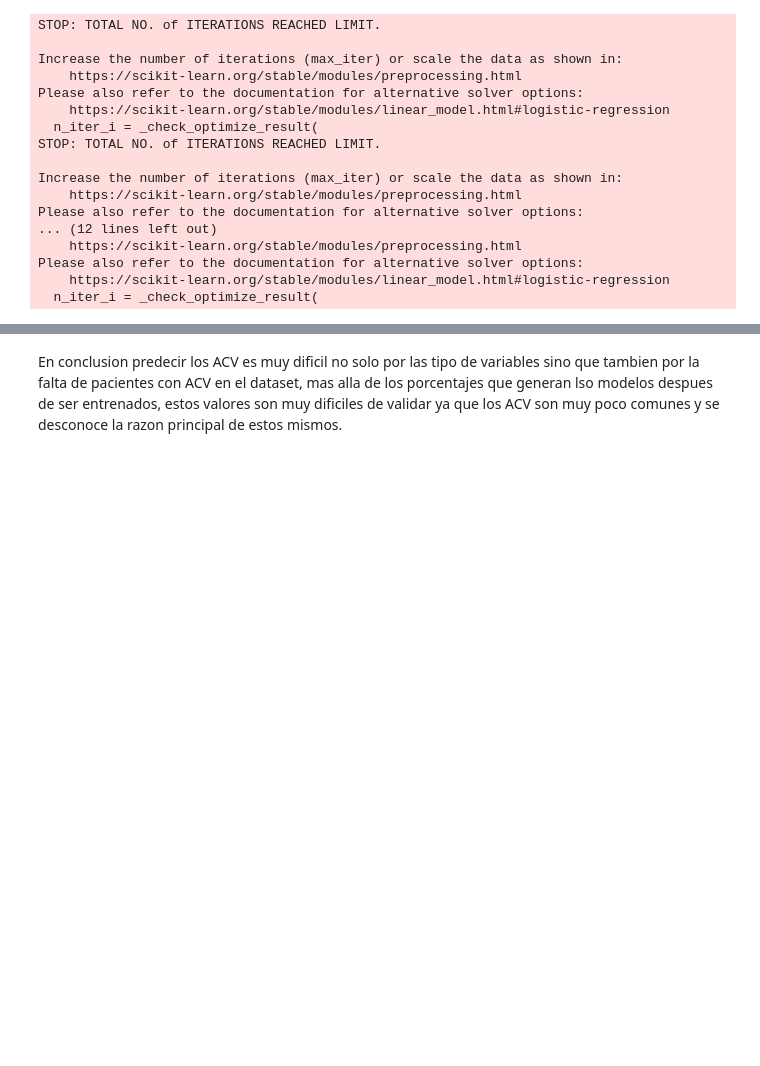
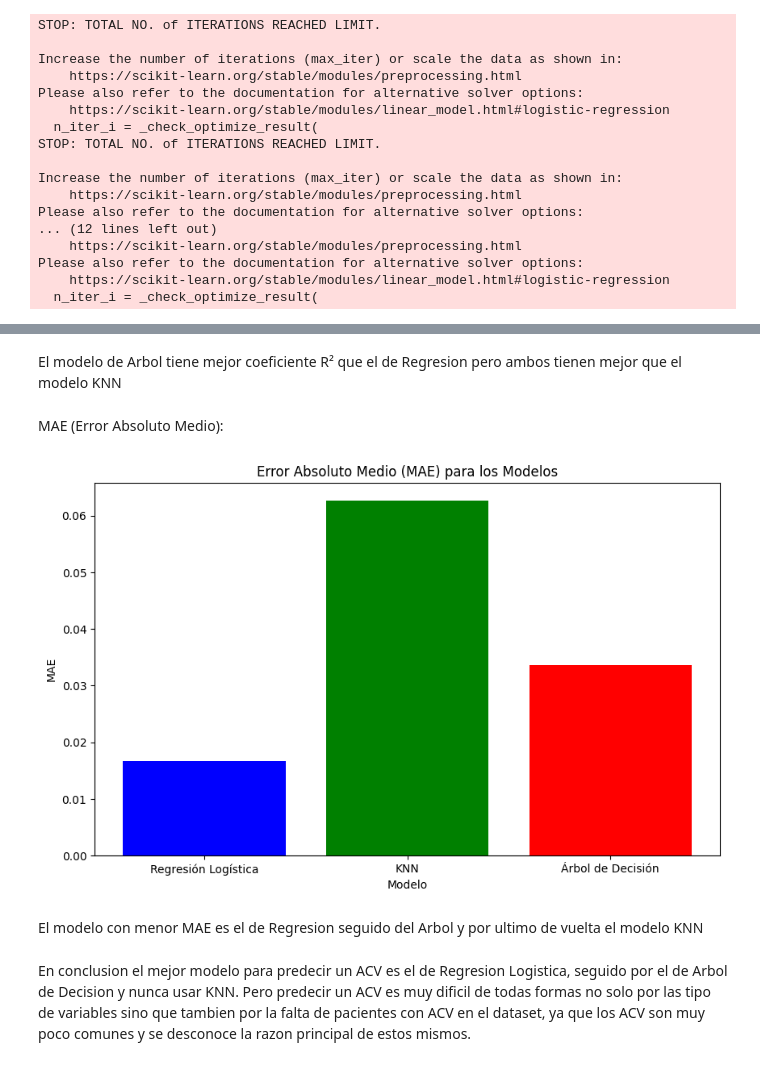
Before and after one commit to Lucassanc/Proyecto-Final-Data-Science, a Jupyter notebook: MODELO.ipynb, the cells around one changed output, grey strips where cells are left out. Cells and saved outputs as stored; diff of their text form; code cells hidden in the pictures; blank space fills up the shorter version.

```diff
--- a/MODELO.ipynb
+++ b/MODELO.ipynb
@@ -1013,2 +684,26 @@ El modelo KNN predice valores muy bajos, sin importar los valores
+# %% [markdown]
+El modelo de Arbol tiene mejor coeficiente R² que el de Regresion pero ambos tienen mejor que el modelo KNN
+# %% [markdown]
+MAE (Error Absoluto Medio):
+# %%
+# Calcular el MAE para los tres modelos
+reg_mae = mean_absolute_error(y_test, reg_test_pred)
+knn_mae = mean_absolute_error(y_test, knn_test_pred)
+tree_mae = mean_absolute_error(y_test, tree_test_pred)
+
+# Graficar el MAE para los tres modelos
+mae_scores = [reg_mae, knn_mae, tree_mae]
+
+plt.figure(figsize=(10, 6))
+plt.bar(model_names, mae_scores, color=['blue', 'green', 'red'])
+plt.xlabel('Modelo')
+plt.ylabel('MAE')
+plt.title('Error Absoluto Medio (MAE) para los Modelos')
+plt.show()
+# %% [output]
+[figure, added]
+# %% [markdown]
+El modelo con menor MAE es el de Regresion seguido del Arbol y por ultimo de vuelta el modelo KNN
 # %% [markdown]
-En conclusion predecir los ACV es muy dificil no solo por las tipo de variables sino que tambien por la falta de pacientes con ACV en el dataset, mas alla de los porcentajes que generan lso modelos despues de ser entrenados, estos valores son muy dificiles de validar ya que los ACV son muy poco comunes y se desconoce la razon principal de estos mismos.
+En conclusion el mejor modelo para predecir un ACV es el de Regresion Logistica, seguido por el de Arbol de Decision y nunca usar KNN.
+Pero predecir un ACV es muy dificil de todas formas no solo por las tipo de variables sino que tambien por la falta de pacientes con ACV en el dataset, ya que los ACV son muy poco comunes y se desconoce la razon principal de estos mismos.
```
Also changed, not shown: parts of 28 cells of this notebook, 1 other file.
